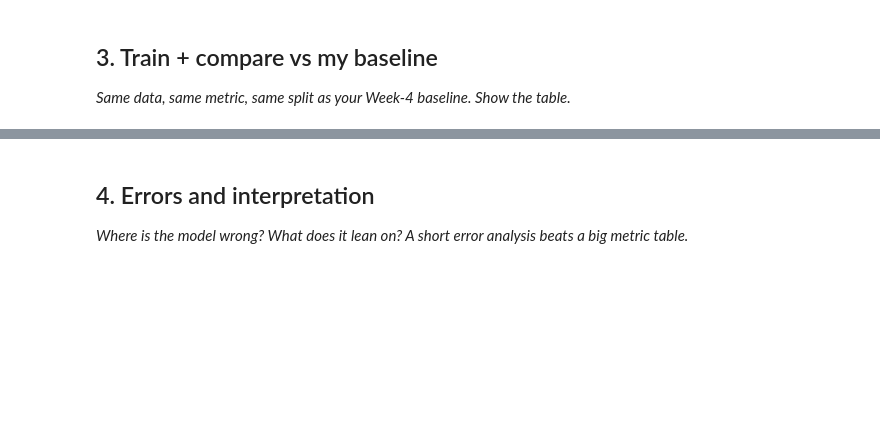
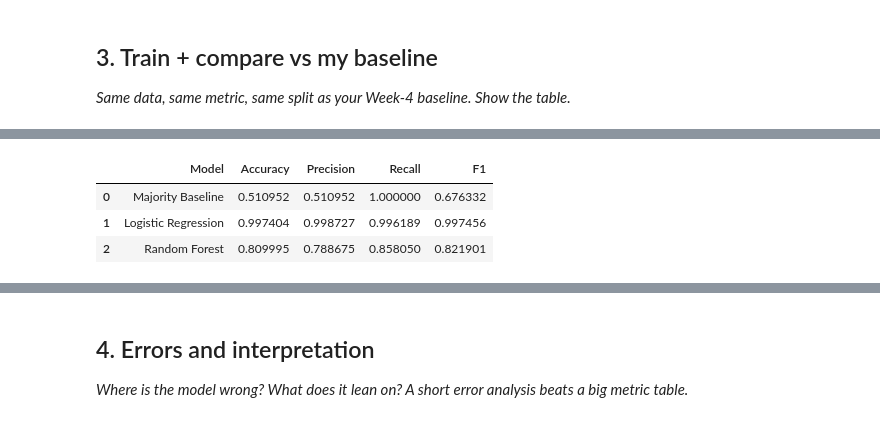
Before and after one commit to Vedant-Jagtap/flyrank-ml-internship, a Jupyter notebook: work/notebooks/w05_model.ipynb, the cells around one changed output, grey strips where cells are left out. Cells and saved outputs as stored; diff of their text form; code cells hidden in the pictures; blank space fills up the shorter version.

```diff
--- a/work/notebooks/w05_model.ipynb
+++ b/work/notebooks/w05_model.ipynb
@@ -20,0 +185,42 @@ This skeleton is yours to fill. Work the sections **in order** — each one has
+# %%
+# Simple baseline
+
+baseline_pred = np.repeat(
+    y_train.mode()[0],
+    len(y_test)
+)
+# %%
+results = pd.DataFrame({
+    "Model": [
+        "Majority Baseline",
+        "Logistic Regression",
+        "Random Forest"
+    ],
+    "Accuracy": [
+        accuracy_score(y_test, baseline_pred),
+        accuracy_score(y_test, log_pred),
+        accuracy_score(y_test, rf_pred)
+    ],
+    "Precision": [
+        precision_score(y_test, baseline_pred, zero_division=0),
+        precision_score(y_test, log_pred),
+        precision_score(y_test, rf_pred)
+    ],
+    "Recall": [
+        recall_score(y_test, baseline_pred),
+        recall_score(y_test, log_pred),
+        recall_score(y_test, rf_pred)
+    ],
+    "F1": [
+        f1_score(y_test, baseline_pred),
+        f1_score(y_test, log_pred),
+        f1_score(y_test, rf_pred)
+    ]
+})
+
+results
+# %% [output]
+|  | Model | Accuracy | Precision | Recall | F1 |
+| 0 | Majority Baseline | 0.510952 | 0.510952 | 1.000000 | 0.676332 |
+| 1 | Logistic Regression | 0.997404 | 0.998727 | 0.996189 | 0.997456 |
+| 2 | Random Forest | 0.809995 | 0.788675 | 0.858050 | 0.821901 |
```
Also changed, not shown: parts of 16 cells of this notebook.
